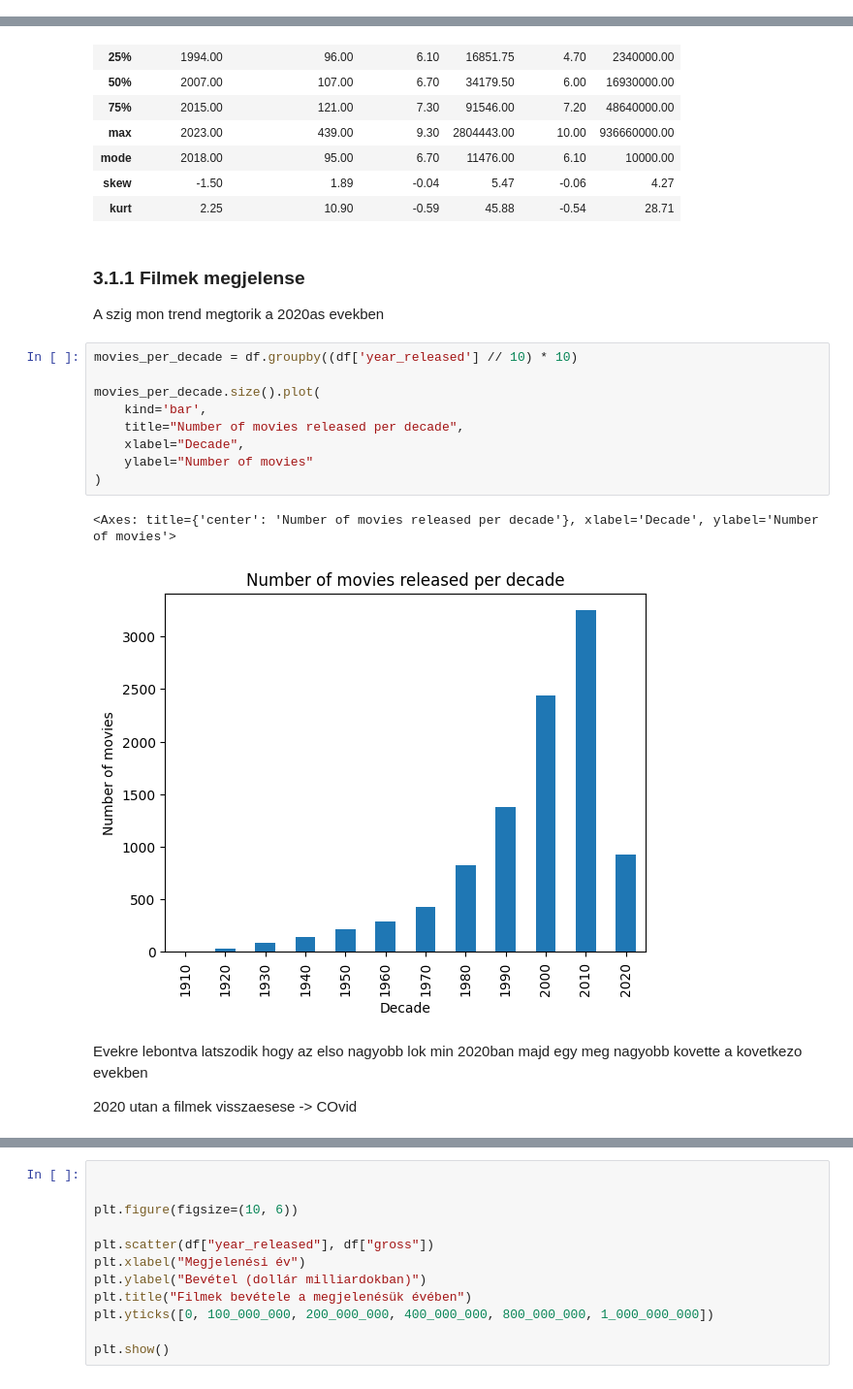
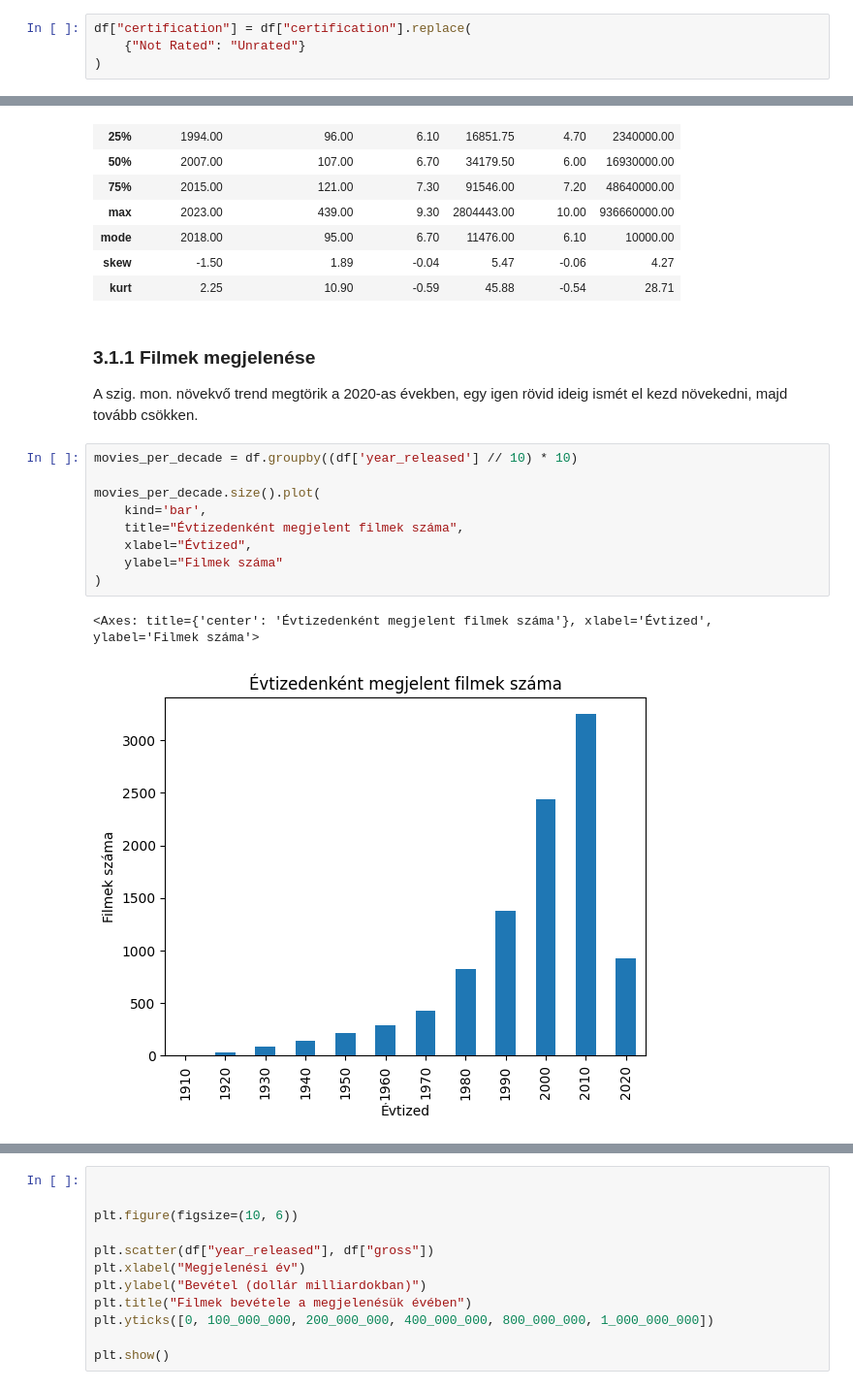
Before and after one commit to gutbrot/dataS, a Jupyter notebook: hw/EDA.ipynb, the cells around one changed output, grey strips where cells are left out. Shown at 97% size. Cells and saved outputs as stored; diff of their text form.

```diff
--- a/hw/EDA.ipynb
+++ b/hw/EDA.ipynb
@@ -264,3 +288,7 @@ df.head()
+# %%
+df["certification"] = df["certification"].replace(
+    {"Not Rated": "Unrated"}
+)
 # %% [markdown]
 ## 2.3 A rekordok értelmezése
 # %% [markdown]
@@ -443,24 +428,20 @@ desc_full
 | skew | -1.50 | 1.89 | -0.04 | 5.47 | -0.06 | 4.27 |
 | kurt | 2.25 | 10.90 | -0.59 | 45.88 | -0.54 | 28.71 |
 # %% [markdown]
-### 3.1.1 Filmek megjelense
-A szig mon trend megtorik a 2020as evekben
+### 3.1.1 Filmek megjelenése
+A szig. mon. növekvő trend megtörik a 2020-as években, egy igen rövid ideig ismét el kezd növekedni, majd tovább csökken.
 # %%
 movies_per_decade = df.groupby((df['year_released'] // 10) * 10)
 
 movies_per_decade.size().plot(
     kind='bar',
-    title="Number of movies released per decade",
-    xlabel="Decade",
-    ylabel="Number of movies"
+    title="Évtizedenként megjelent filmek száma",
+    xlabel="Évtized",
+    ylabel="Filmek száma"
 )
 # %% [output]
-<Axes: title={'center': 'Number of movies released per decade'}, xlabel='Decade', ylabel='Number of movies'>
+<Axes: title={'center': 'Évtizedenként megjelent filmek száma'}, xlabel='Évtized', ylabel='Filmek száma'>
-[figure, old version]
+[figure, new version]
-# %% [markdown]
-Evekre lebontva latszodik hogy az elso nagyobb lok min 2020ban majd egy meg nagyobb kovette a kovetkezo evekben
-
-2020 utan a filmek visszaesese -> COvid
 # %%
 movies_per_year = df.groupby('year_released').size()
 
```
Also changed, not shown: parts of 83 cells of this notebook, 1 other file.
